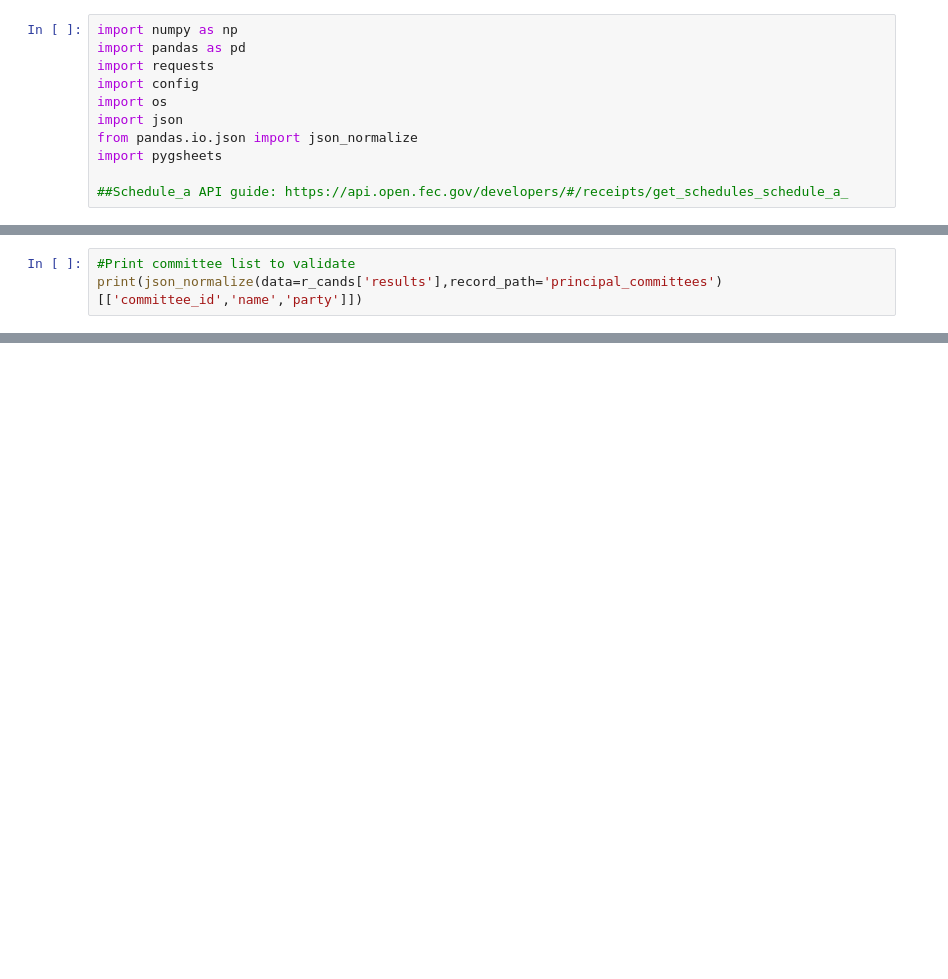
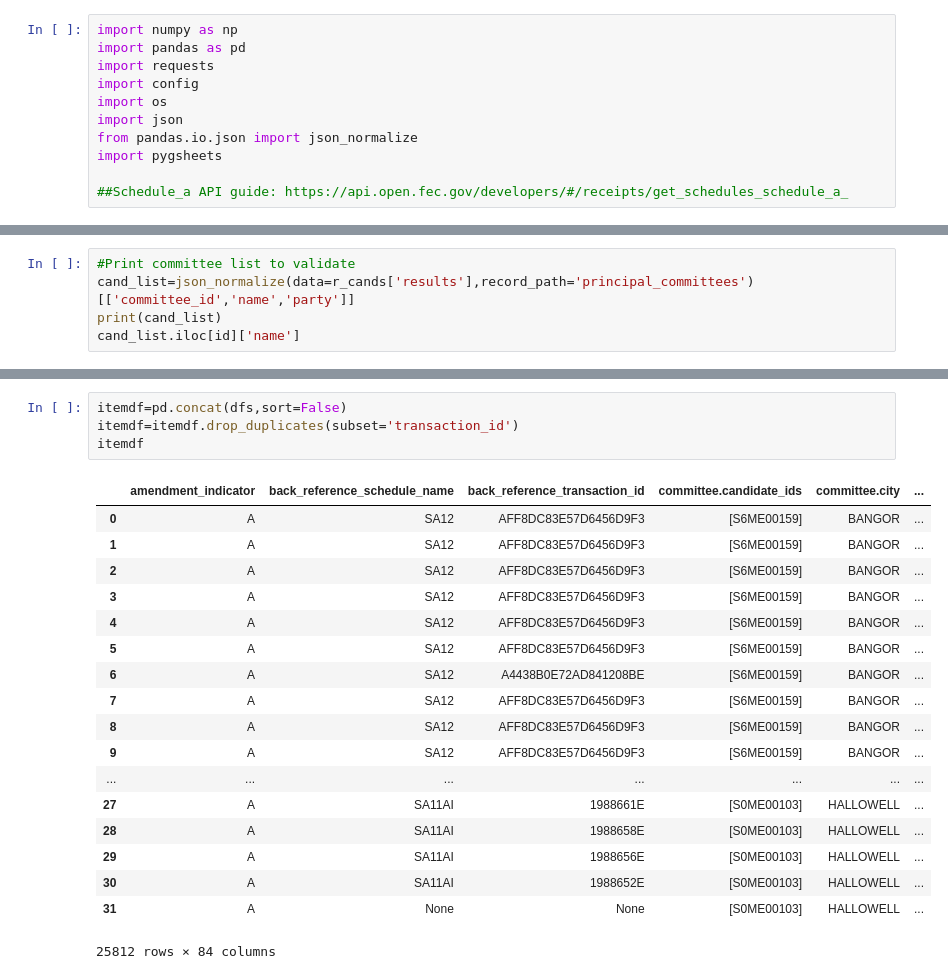
Before and after one commit to darrenfishell/data-projects, a Jupyter notebook: fec-data-2020/Multi-candidate itemized raw filings.ipynb, the cells around one changed output, grey strips where cells are left out. Saved outputs shown, nothing was run; the diff lists cells and outputs as text; blank space fills up the shorter version.

```diff
--- a/fec-data-2020/Multi-candidate itemized raw filings.ipynb
+++ b/fec-data-2020/Multi-candidate itemized raw filings.ipynb
@@ -40,5 +39,7 @@ comm_ids
  'C00694364']
 # %%
 #Print committee list to validate
-print(json_normalize(data=r_cands['results'],record_path='principal_committees')[['committee_id','name','party']])
+cand_list=json_normalize(data=r_cands['results'],record_path='principal_committees')[['committee_id','name','party']]
+print(cand_list)
+cand_list.iloc[id]['name']
 # %% [output]
@@ -105,2 +120,25 @@ KeyboardInterrupt:
+# %%
+itemdf=pd.concat(dfs,sort=False)
+itemdf=itemdf.drop_duplicates(subset='transaction_id')
+itemdf
+# %% [output]
+|  | amendment_indicator | back_reference_schedule_name | back_reference_transaction_id | committee.candidate_ids | committee.city | ... |
+| 0 | A | SA12 | AFF8DC83E57D6456D9F3 | [S6ME00159] | BANGOR | ... |
+| 1 | A | SA12 | AFF8DC83E57D6456D9F3 | [S6ME00159] | BANGOR | ... |
+| 2 | A | SA12 | AFF8DC83E57D6456D9F3 | [S6ME00159] | BANGOR | ... |
+| 3 | A | SA12 | AFF8DC83E57D6456D9F3 | [S6ME00159] | BANGOR | ... |
+| 4 | A | SA12 | AFF8DC83E57D6456D9F3 | [S6ME00159] | BANGOR | ... |
+| 5 | A | SA12 | AFF8DC83E57D6456D9F3 | [S6ME00159] | BANGOR | ... |
+| 6 | A | SA12 | A4438B0E72AD841208BE | [S6ME00159] | BANGOR | ... |
+| 7 | A | SA12 | AFF8DC83E57D6456D9F3 | [S6ME00159] | BANGOR | ... |
+| 8 | A | SA12 | AFF8DC83E57D6456D9F3 | [S6ME00159] | BANGOR | ... |
+| 9 | A | SA12 | AFF8DC83E57D6456D9F3 | [S6ME00159] | BANGOR | ... |
+| ... | ... | ... | ... | ... | ... | ... |
+| 27 | A | SA11AI | 1988661E | [S0ME00103] | HALLOWELL | ... |
+| 28 | A | SA11AI | 1988658E | [S0ME00103] | HALLOWELL | ... |
+| 29 | A | SA11AI | 1988656E | [S0ME00103] | HALLOWELL | ... |
+| 30 | A | SA11AI | 1988652E | [S0ME00103] | HALLOWELL | ... |
+| 31 | A | None | None | [S0ME00103] | HALLOWELL | ... |
+25812 rows × 84 columns
 # %%
 #Itemized dataframe query
```
Also changed, not shown: parts of 6 cells of this notebook, 6 other files.
